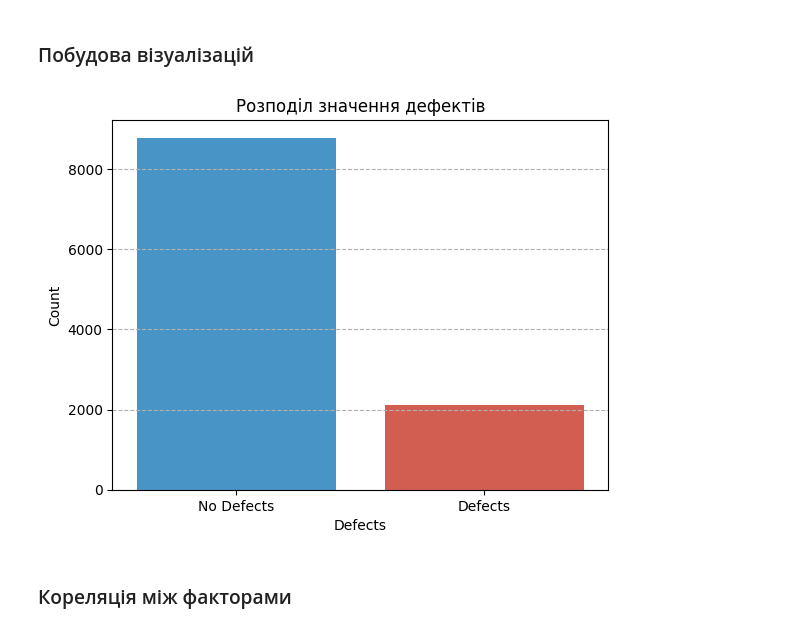
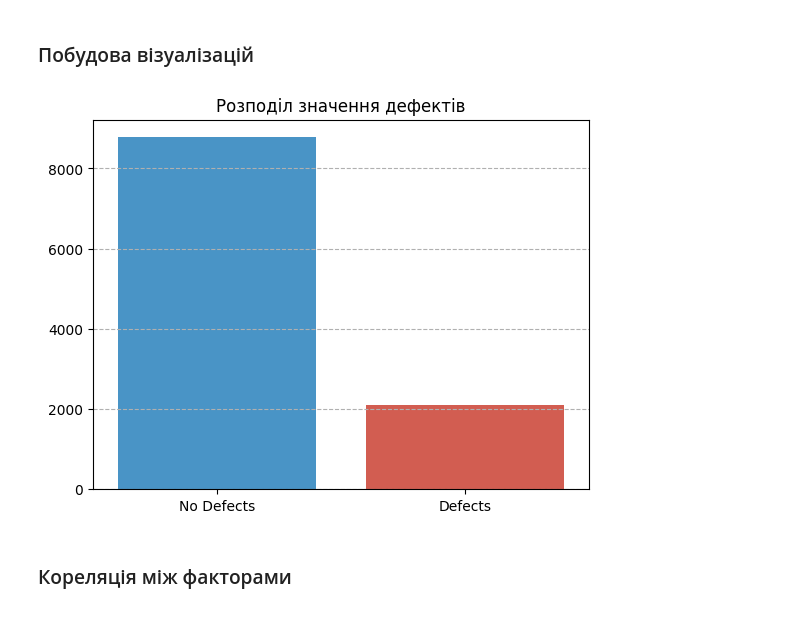
Before and after one commit to NgeNXQ/PIIS, a Jupyter notebook: 4/labwork4.ipynb, the cells around one changed output. Drawn from its saved outputs; the diff is of its cells as text; code cells hidden in the pictures.

```diff
--- a/4/labwork4.ipynb
+++ b/4/labwork4.ipynb
@@ -161,13 +163,12 @@ memory usage: 1.5 MB
 ### Побудова візуалізацій
 # %%
 sns.barplot(x = ["No Defects", "Defects"], y = software_defects_data["Defects"].value_counts(), palette = ["#3498db", "#e74c3c"])
+plt.title("Розподіл значення дефектів")
 plt.grid(axis = 'y', linestyle = "--")
-plt.xlabel("Defects")
-plt.ylabel("Count")
-plt.title("Розподіл значення дефектів")
+plt.ylabel('')
 plt.show()
 # %% [output]
-[figure, old version]
+[figure, new version]
 # %% [markdown]
 ### Кореляція між факторами
 # %%
```
Also changed, not shown: parts of 9 cells of this notebook.
